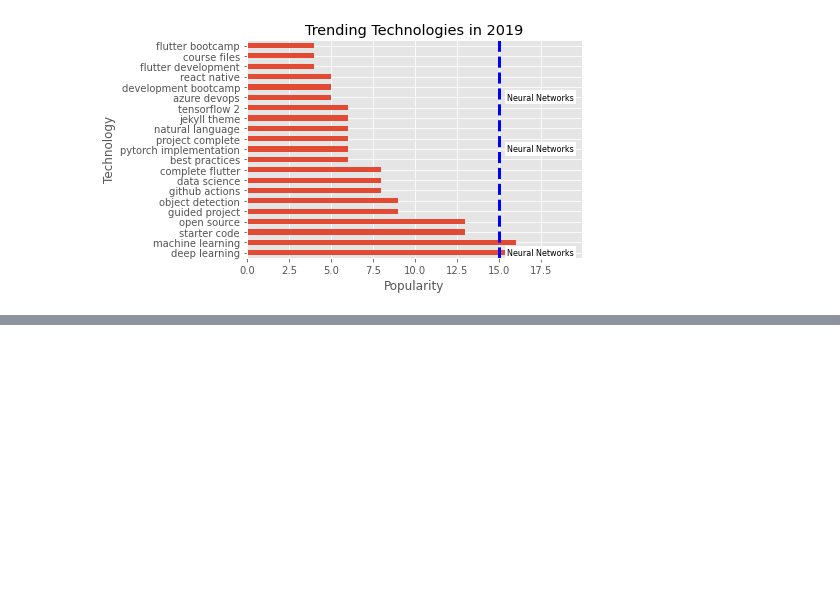
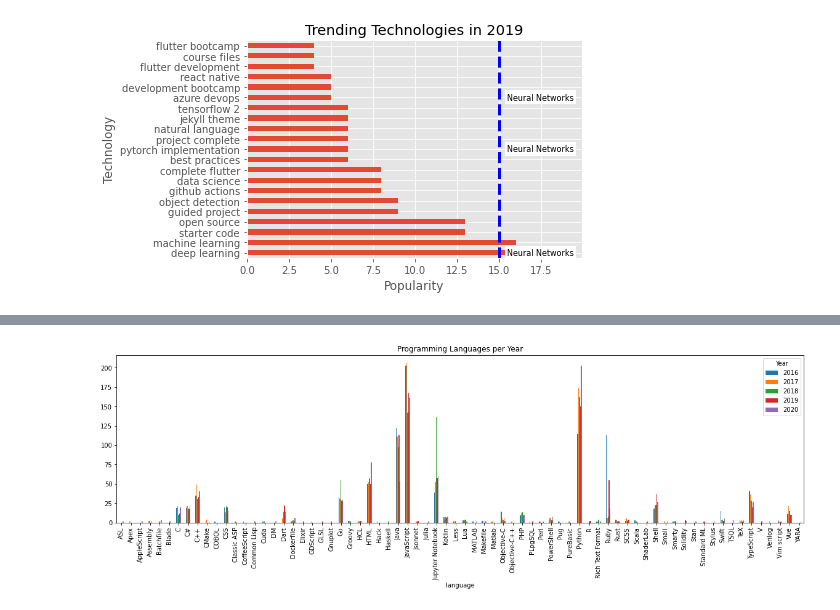
Before and after one commit to 3D-soul/MySocialMediaAnalytics, a Jupyter notebook: Python/Trnd-Mning-GH.ipynb, the cells around one changed output, grey strips where cells are left out. Drawn from its saved outputs; the diff is of its cells as text; code cells hidden in the pictures; blank space fills up the shorter version.

```diff
--- a/Python/Trnd-Mning-GH.ipynb
+++ b/Python/Trnd-Mning-GH.ipynb
@@ -500,0 +592,12 @@ for q in qs:
+# %%
+## cleaning the df
+df["clean"] = df["description"].apply(str)
+df["clean"] = df["clean"].apply(lambda x:clean_text(text=x, stopwords=stopwords.words("english")))
+# %%
+## detecting the language
+df["lang"] = df.apply(lambda x:detect_lang(x["description"]), axis=1)
+# %%
+df = df[df["lang"]== "en"]
+# %%
+## aggregate data by language and year, then count the no of occuurences
+dx = pd.DataFrame(df.groupby(["language", df.index.year])["language"].count())
@@ -500,0 +614,13 @@ for q in qs:
+# %%
+## plotting
+# plt.figure(figsize=(20,50))
+
+fig, ax = plt.subplots()
+
+dx.unstack().plot(kind="bar", title="Programming Languages per Year", ax=ax, figsize=(20, 5))
+
+ax.legend(["2016", "2017", "2018", "2019", "2020"], title="Year")
+
+plt.show()
+# %% [output]
+[figure, added]
```
Also changed, not shown: parts of 51 cells of this notebook.
